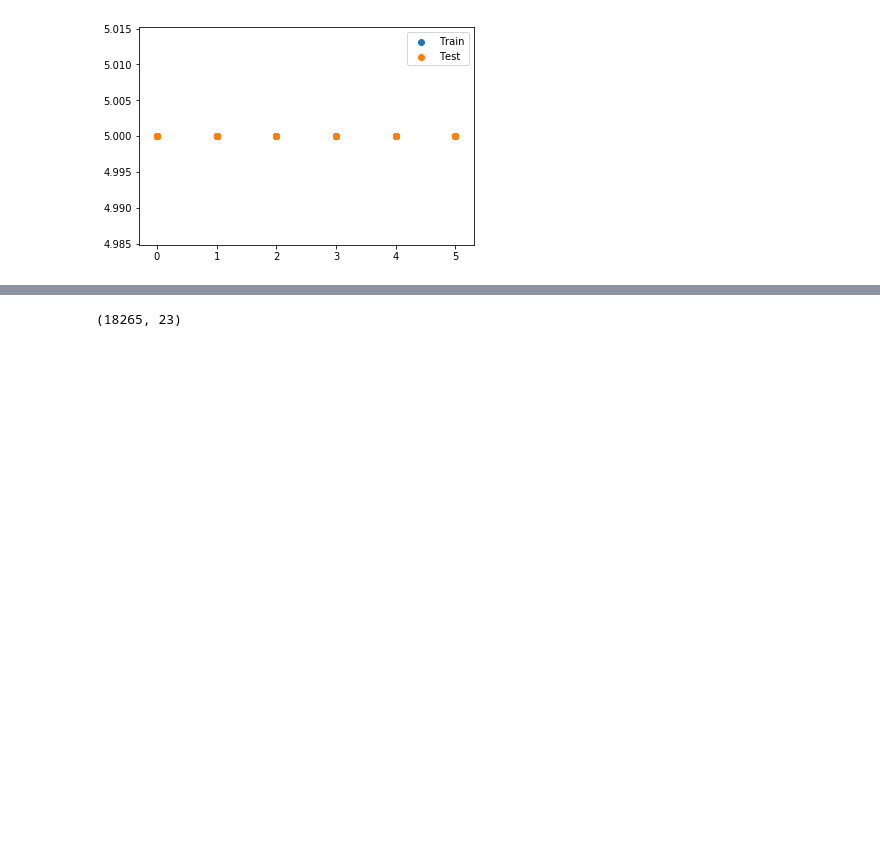
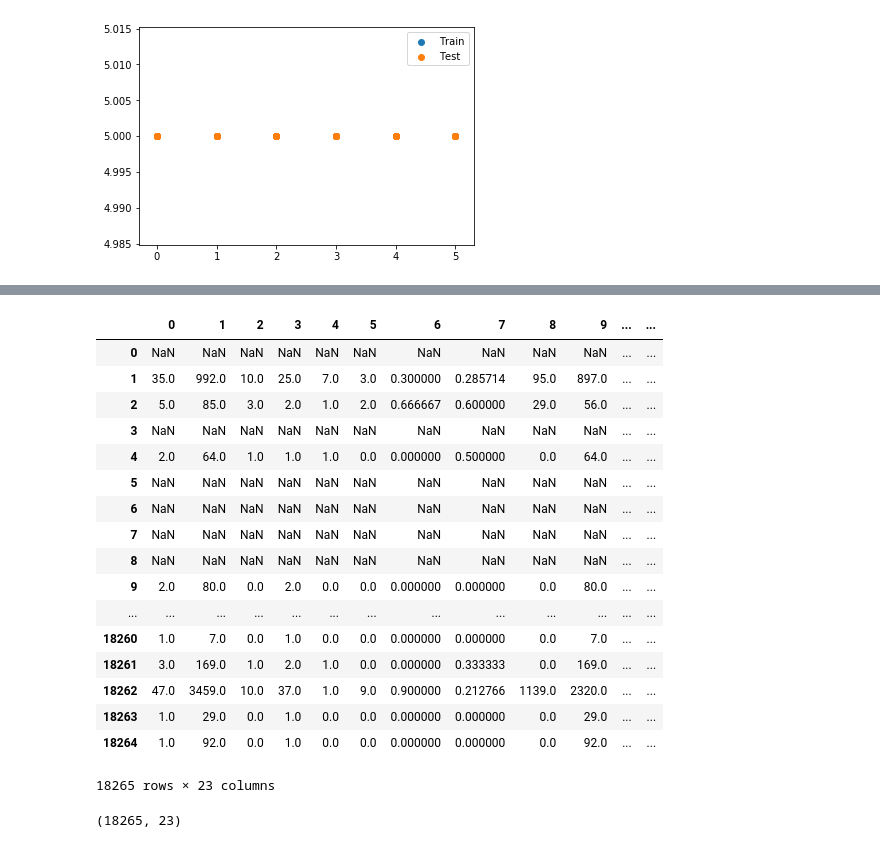
Before and after one commit to mobouzari/MLIndependentStudy, a Jupyter notebook: 80-20 with accuracy plots, fit, predict.ipynb, the cells around one changed output, grey strips where cells are left out. Saved outputs shown, nothing was run; the diff lists cells and outputs as text; code cells hidden in the pictures; blank space fills up the shorter version.

Commit message:
Pushing out latest update for the night

```diff
--- a/80-20 with accuracy plots, fit, predict.ipynb
+++ b/80-20 with accuracy plots, fit, predict.ipynb
@@ -419,2 +421,49 @@ plt.legend()
+# %%
+dfRawFilled = dfRaw[['Total number of calls',
+'Total duration of calls',
+'Total incoming calls',
+'Total outgoing calls',
+'Total number of missed calls',
+'Total number of incoming calls, excluding missed',
+'Proportion of incoming calls answered',
+'Proportion of calls incoming',
+'Duration of incoming calls',
+'Duration of outgoing calls',
+'Total number of night calls',
+'Any night call',
+'Number of incoming calls at night',
+'Number of outgoing calls at night',
+'Any night incoming call',
+'Any night outgoing call',
+'Min days between calls',
+'Max days between calls',
+'Total number of texts',
+'Any night text',
+'Number of texts at night',
+'Min days between texts',
+'Max days between texts']].values
+# %%
+dfRawFilled = pandas.DataFrame(data=dfRawFilled)
+# %%
+dfRawFilled
+# %% [output]
+|  | 0 | 1 | 2 | 3 | 4 | 5 | 6 | 7 | 8 | 9 | ... | ... |
+| 0 | NaN | NaN | NaN | NaN | NaN | NaN | NaN | NaN | NaN | NaN | ... | ... |
+| 1 | 35.0 | 992.0 | 10.0 | 25.0 | 7.0 | 3.0 | 0.300000 | 0.285714 | 95.0 | 897.0 | ... | ... |
+| 2 | 5.0 | 85.0 | 3.0 | 2.0 | 1.0 | 2.0 | 0.666667 | 0.600000 | 29.0 | 56.0 | ... | ... |
+| 3 | NaN | NaN | NaN | NaN | NaN | NaN | NaN | NaN | NaN | NaN | ... | ... |
+| 4 | 2.0 | 64.0 | 1.0 | 1.0 | 1.0 | 0.0 | 0.000000 | 0.500000 | 0.0 | 64.0 | ... | ... |
+| 5 | NaN | NaN | NaN | NaN | NaN | NaN | NaN | NaN | NaN | NaN | ... | ... |
+| 6 | NaN | NaN | NaN | NaN | NaN | NaN | NaN | NaN | NaN | NaN | ... | ... |
+| 7 | NaN | NaN | NaN | NaN | NaN | NaN | NaN | NaN | NaN | NaN | ... | ... |
+| 8 | NaN | NaN | NaN | NaN | NaN | NaN | NaN | NaN | NaN | NaN | ... | ... |
+| 9 | 2.0 | 80.0 | 0.0 | 2.0 | 0.0 | 0.0 | 0.000000 | 0.000000 | 0.0 | 80.0 | ... | ... |
+| ... | ... | ... | ... | ... | ... | ... | ... | ... | ... | ... | ... | ... |
+| 18260 | 1.0 | 7.0 | 0.0 | 1.0 | 0.0 | 0.0 | 0.000000 | 0.000000 | 0.0 | 7.0 | ... | ... |
+| 18261 | 3.0 | 169.0 | 1.0 | 2.0 | 1.0 | 0.0 | 0.000000 | 0.333333 | 0.0 | 169.0 | ... | ... |
+| 18262 | 47.0 | 3459.0 | 10.0 | 37.0 | 1.0 | 9.0 | 0.900000 | 0.212766 | 1139.0 | 2320.0 | ... | ... |
+| 18263 | 1.0 | 29.0 | 0.0 | 1.0 | 0.0 | 0.0 | 0.000000 | 0.000000 | 0.0 | 29.0 | ... | ... |
+| 18264 | 1.0 | 92.0 | 0.0 | 1.0 | 0.0 | 0.0 | 0.000000 | 0.000000 | 0.0 | 92.0 | ... | ... |
+18265 rows × 23 columns
 # %%
 #Fill Raw datafile with -1's
```
Also changed, not shown: parts of 21 cells of this notebook.
